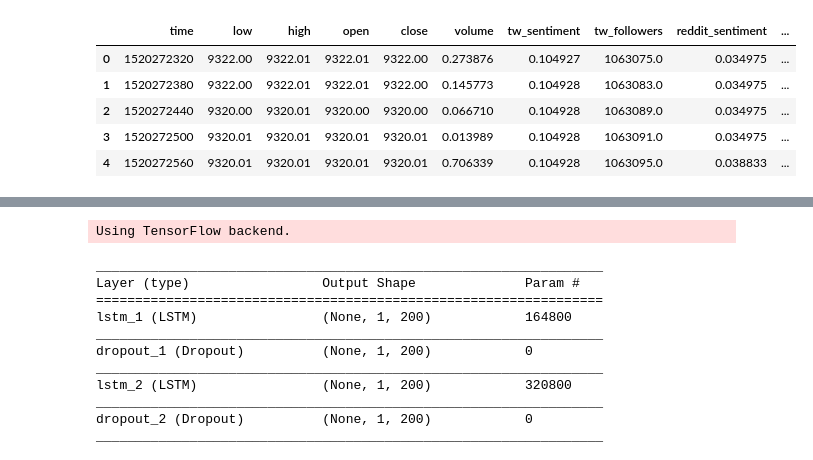
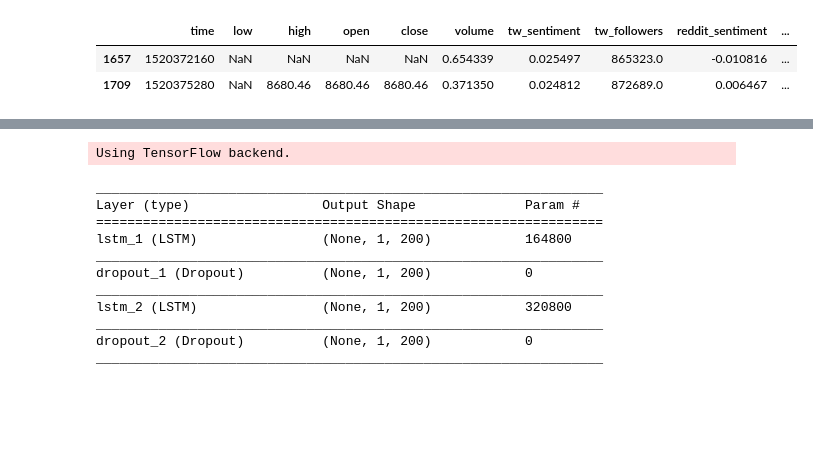
Before and after one commit to scristofari/bitcoin-challenge, a Jupyter notebook: BitCoin Challenge.ipynb, the cells around one changed output, grey strips where cells are left out. Drawn from its saved outputs; the diff is of its cells as text; code cells hidden in the pictures; blank space fills up the shorter version.

```diff
--- a/BitCoin Challenge.ipynb
+++ b/BitCoin Challenge.ipynb
@@ -1,17 +1,15 @@
 # %%
 %matplotlib inline
 import matplotlib.pyplot as plt
 
 from bitcoin import engine
 df = engine.load_data('BTC-EUR')
-df.head()
+
+df[df.isnull().any(axis=1)]
 # %% [output]
 |  | time | low | high | open | close | volume | tw_sentiment | tw_followers | reddit_sentiment | ... |
-| 0 | 1520272320 | 9322.00 | 9322.01 | 9322.01 | 9322.00 | 0.273876 | 0.104927 | 1063075.0 | 0.034975 | ... |
-| 1 | 1520272380 | 9322.00 | 9322.01 | 9322.01 | 9322.00 | 0.145773 | 0.104928 | 1063083.0 | 0.034975 | ... |
-| 2 | 1520272440 | 9320.00 | 9320.01 | 9320.00 | 9320.00 | 0.066710 | 0.104928 | 1063089.0 | 0.034975 | ... |
-| 3 | 1520272500 | 9320.01 | 9320.01 | 9320.01 | 9320.01 | 0.013989 | 0.104928 | 1063091.0 | 0.034975 | ... |
-| 4 | 1520272560 | 9320.01 | 9320.01 | 9320.01 | 9320.01 | 0.706339 | 0.104928 | 1063095.0 | 0.038833 | ... |
+| 1657 | 1520372160 | NaN | NaN | NaN | NaN | 0.654339 | 0.025497 | 865323.0 | -0.010816 | ... |
+| 1709 | 1520375280 | NaN | 8680.46 | 8680.46 | 8680.46 | 0.371350 | 0.024812 | 872689.0 | 0.006467 | ... |
 # %%
 df.describe()
 # %% [output]
```
Also changed, not shown: parts of 8 cells of this notebook, 2 other files.
